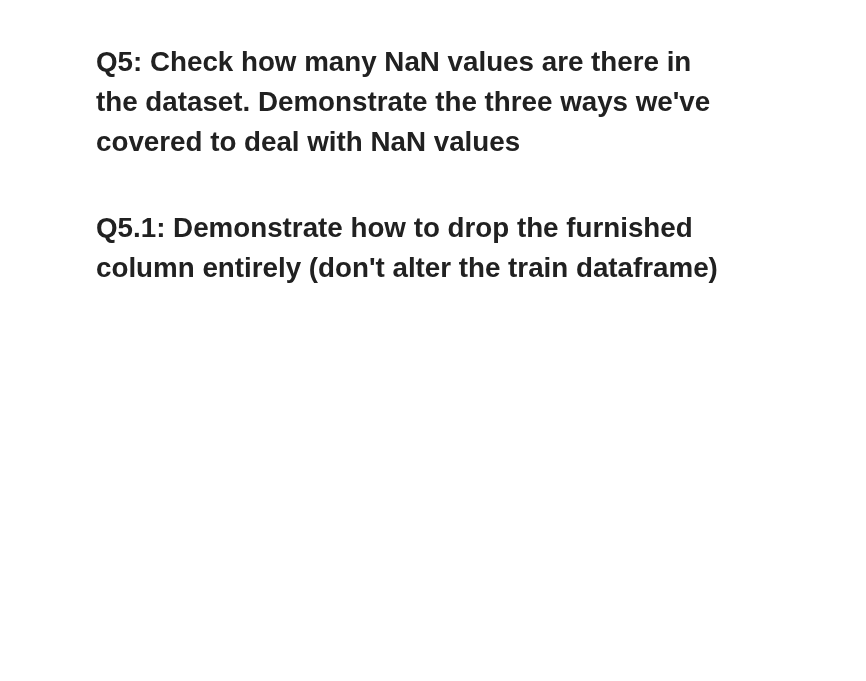
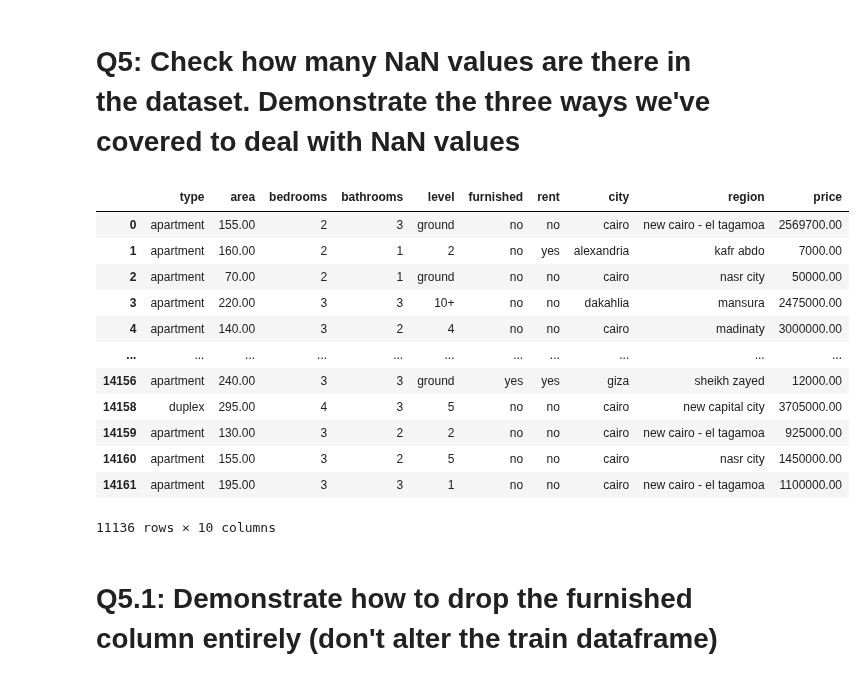
Before and after one commit to mostaf7583/IEEE-tasks, a Jupyter notebook: IEEE_Session_2_Task.ipynb, the cells around one changed output. Drawn from its saved outputs; the diff is of its cells as text; code cells hidden in the pictures; blank space fills up the shorter version.

```diff
--- a/IEEE_Session_2_Task.ipynb
+++ b/IEEE_Session_2_Task.ipynb
@@ -111,7 +143,30 @@ train = pd.read_csv('house_prices_train.csv')
 ## Data Cleaning
 # %% [markdown]
 <h1><b>Q4: Drop the ad_id column from the training set.</b></h1>
+# %%
+#  Drop the ad_id column
+train.drop('ad_id', axis=1, inplace=True)
 # %% [markdown]
 <h1><b>Q5: Check how many NaN values are there in the dataset. Demonstrate the three ways we've covered to deal with NaN values</b></h1>
+# %%
+# Check how many NaN values are there in the dataset.
+train.isnull().sum()
+
+# drop the rows with Nan values
+train.dropna()
+# %% [output]
+|  | type | area | bedrooms | bathrooms | level | furnished | rent | city | region | price |
+| 0 | apartment | 155.00 | 2 | 3 | ground | no | no | cairo | new cairo - el tagamoa | 2569700.00 |
+| 1 | apartment | 160.00 | 2 | 1 | 2 | no | yes | alexandria | kafr abdo | 7000.00 |
+| 2 | apartment | 70.00 | 2 | 1 | ground | no | no | cairo | nasr city | 50000.00 |
+| 3 | apartment | 220.00 | 3 | 3 | 10+ | no | no | dakahlia | mansura | 2475000.00 |
+| 4 | apartment | 140.00 | 3 | 2 | 4 | no | no | cairo | madinaty | 3000000.00 |
+| ... | ... | ... | ... | ... | ... | ... | ... | ... | ... | ... |
+| 14156 | apartment | 240.00 | 3 | 3 | ground | yes | yes | giza | sheikh zayed | 12000.00 |
+| 14158 | duplex | 295.00 | 4 | 3 | 5 | no | no | cairo | new capital city | 3705000.00 |
+| 14159 | apartment | 130.00 | 3 | 2 | 2 | no | no | cairo | new cairo - el tagamoa | 925000.00 |
+| 14160 | apartment | 155.00 | 3 | 2 | 5 | no | no | cairo | nasr city | 1450000.00 |
+| 14161 | apartment | 195.00 | 3 | 3 | 1 | no | no | cairo | new cairo - el tagamoa | 1100000.00 |
+11136 rows × 10 columns
 # %% [markdown]
 <h1><b>Q5.1: Demonstrate how to drop the furnished column entirely (don't alter the train dataframe)</b></h1>
```
Also changed, not shown: parts of 20 cells of this notebook.
